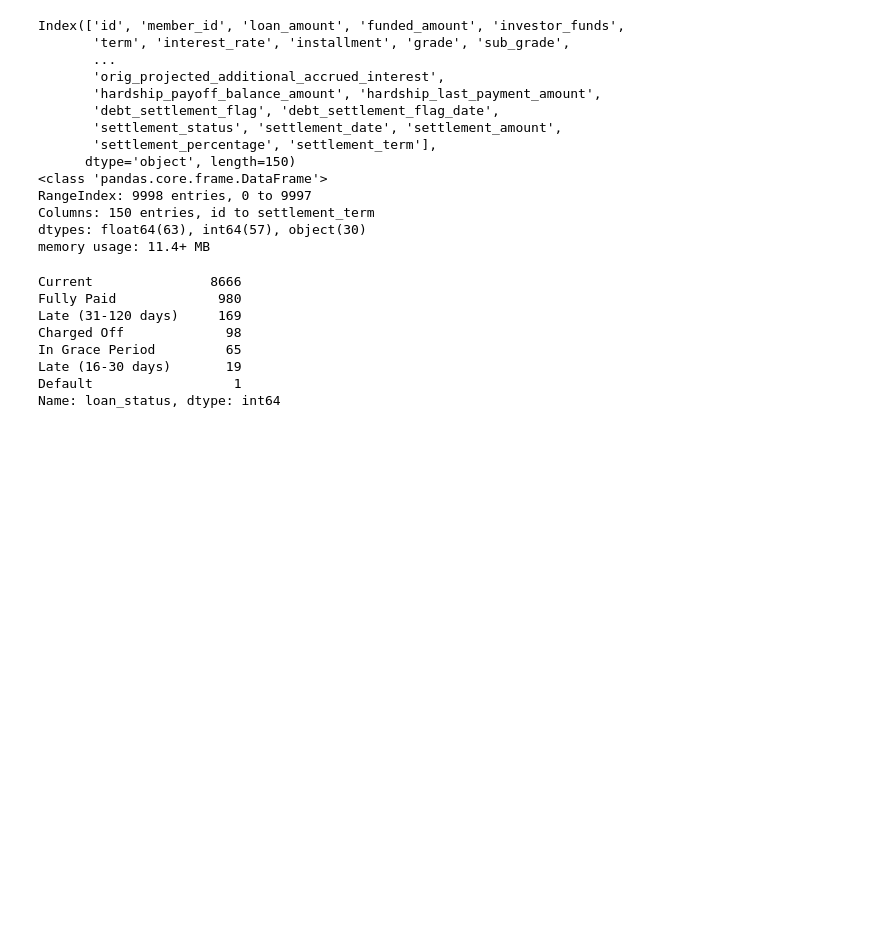
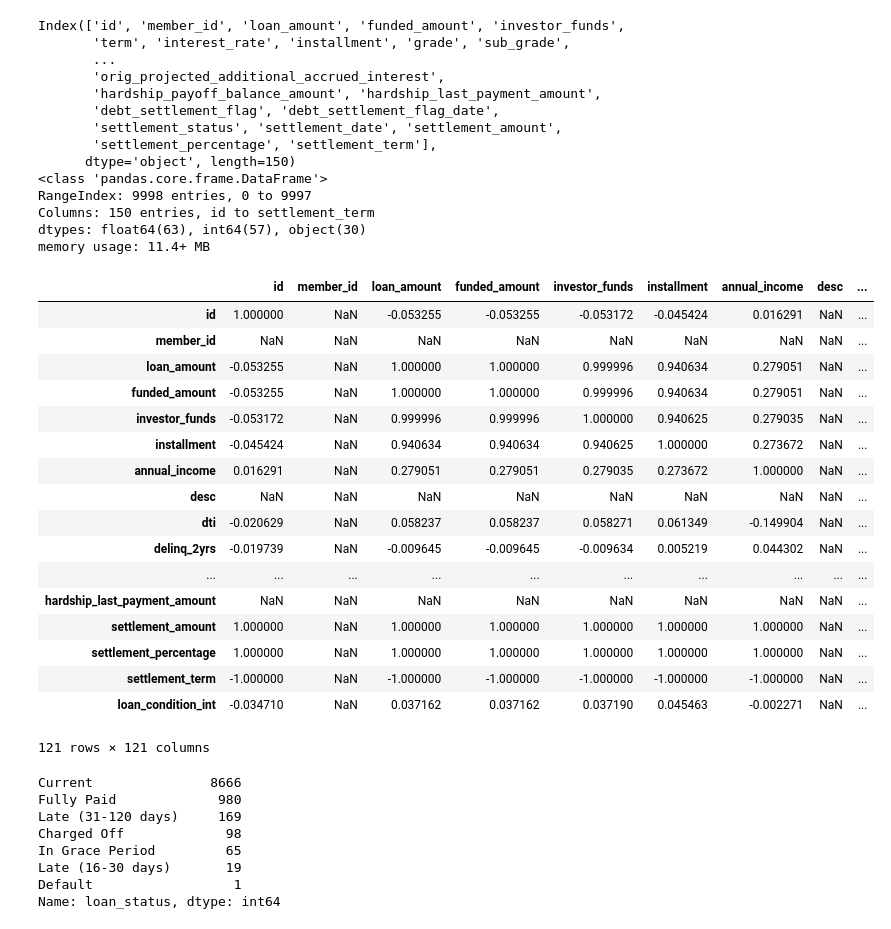
Before and after one commit to nishimishra71/Python, a Jupyter notebook: Capstone_sample.ipynb, the cells around one changed output. Cells and saved outputs as stored; diff of their text form; code cells hidden in the pictures; blank space fills up the shorter version.

```diff
--- a/Capstone_sample.ipynb
+++ b/Capstone_sample.ipynb
@@ -132,6 +132,27 @@ RangeIndex: 9998 entries, 0 to 9997
 Columns: 150 entries, id to settlement_term
 dtypes: float64(63), int64(57), object(30)
 memory usage: 11.4+ MB
+# %%
+df.corr()
+# %% [output]
+|  | id | member_id | loan_amount | funded_amount | investor_funds | installment | annual_income | desc | ... |
+| id | 1.000000 | NaN | -0.053255 | -0.053255 | -0.053172 | -0.045424 | 0.016291 | NaN | ... |
+| member_id | NaN | NaN | NaN | NaN | NaN | NaN | NaN | NaN | ... |
+| loan_amount | -0.053255 | NaN | 1.000000 | 1.000000 | 0.999996 | 0.940634 | 0.279051 | NaN | ... |
+| funded_amount | -0.053255 | NaN | 1.000000 | 1.000000 | 0.999996 | 0.940634 | 0.279051 | NaN | ... |
+| investor_funds | -0.053172 | NaN | 0.999996 | 0.999996 | 1.000000 | 0.940625 | 0.279035 | NaN | ... |
+| installment | -0.045424 | NaN | 0.940634 | 0.940634 | 0.940625 | 1.000000 | 0.273672 | NaN | ... |
+| annual_income | 0.016291 | NaN | 0.279051 | 0.279051 | 0.279035 | 0.273672 | 1.000000 | NaN | ... |
+| desc | NaN | NaN | NaN | NaN | NaN | NaN | NaN | NaN | ... |
+| dti | -0.020629 | NaN | 0.058237 | 0.058237 | 0.058271 | 0.061349 | -0.149904 | NaN | ... |
+| delinq_2yrs | -0.019739 | NaN | -0.009645 | -0.009645 | -0.009634 | 0.005219 | 0.044302 | NaN | ... |
+| ... | ... | ... | ... | ... | ... | ... | ... | ... | ... |
+| hardship_last_payment_amount | NaN | NaN | NaN | NaN | NaN | NaN | NaN | NaN | ... |
+| settlement_amount | 1.000000 | NaN | 1.000000 | 1.000000 | 1.000000 | 1.000000 | 1.000000 | NaN | ... |
+| settlement_percentage | 1.000000 | NaN | 1.000000 | 1.000000 | 1.000000 | 1.000000 | 1.000000 | NaN | ... |
+| settlement_term | -1.000000 | NaN | -1.000000 | -1.000000 | -1.000000 | -1.000000 | -1.000000 | NaN | ... |
+| loan_condition_int | -0.034710 | NaN | 0.037162 | 0.037162 | 0.037190 | 0.045463 | -0.002271 | NaN | ... |
+121 rows × 121 columns
 # %%
 df["loan_status"].value_counts()
 # %% [output]
```
Also changed, not shown: parts of 7 cells of this notebook.
